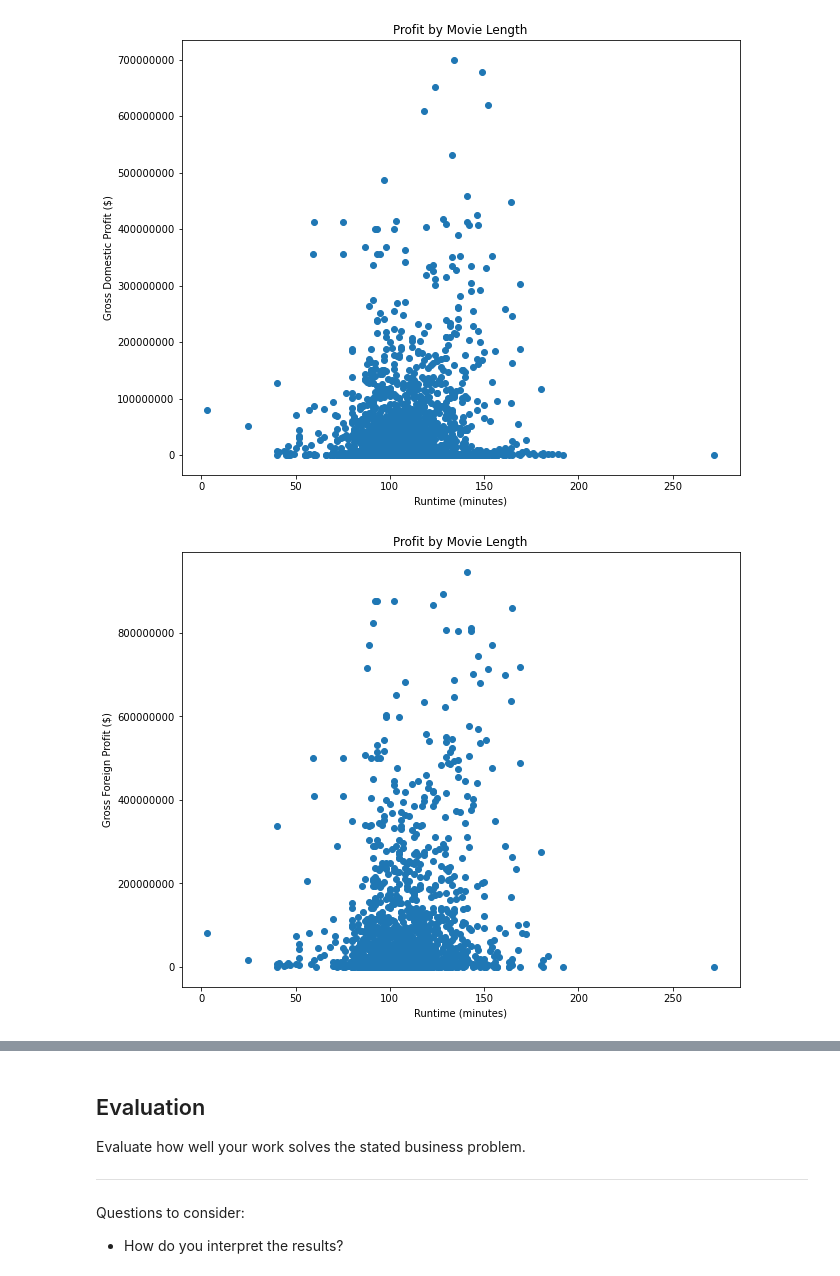
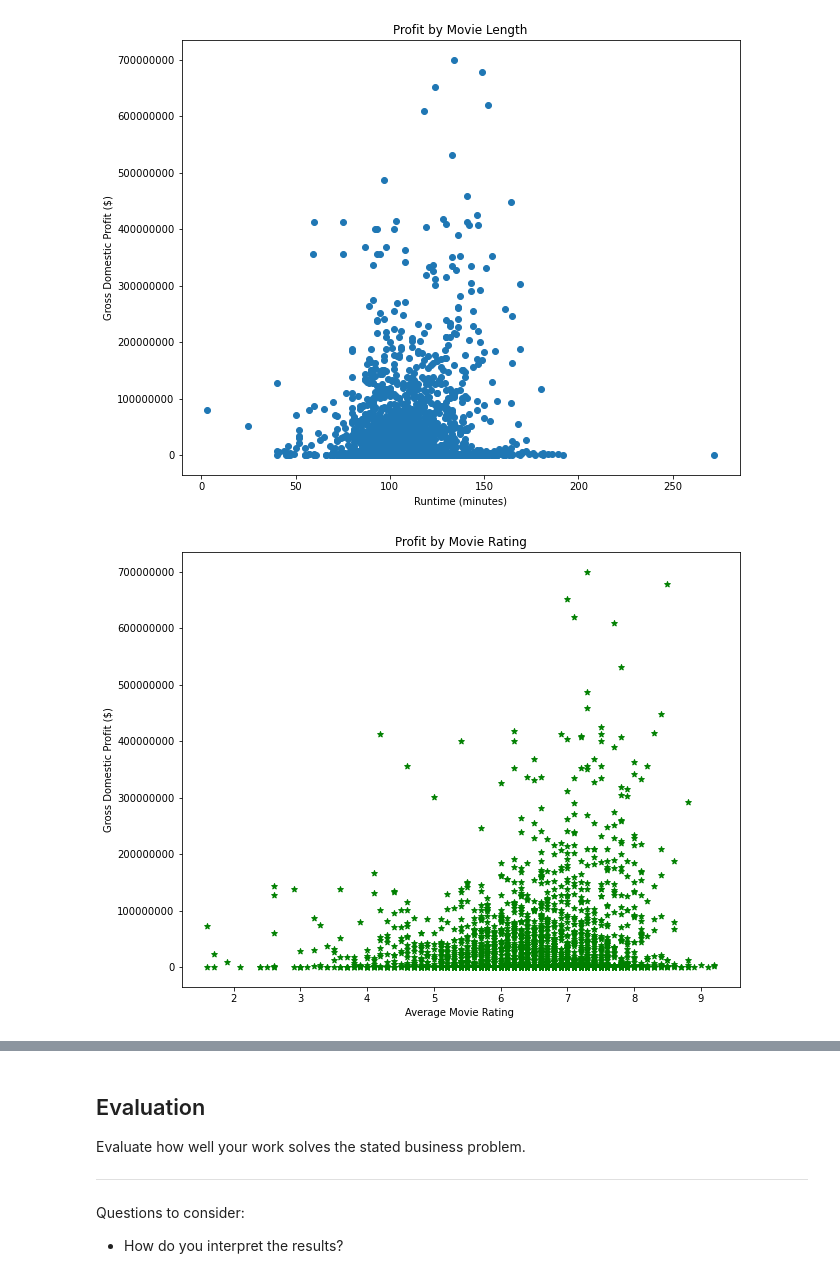
Before and after one commit to learn-co-curriculum/dsc-project-template, a Jupyter notebook: dsc-phase1project-microsoftmoviestudioanalysis-eakland.ipynb, the cells around one changed output, grey strips where cells are left out. Saved outputs shown, nothing was run; the diff lists cells and outputs as text; code cells hidden in the pictures.

```diff
--- a/dsc-phase1project-microsoftmoviestudioanalysis-eakland.ipynb
+++ b/dsc-phase1project-microsoftmoviestudioanalysis-eakland.ipynb
@@ -443,6 +455,7 @@ profit_by_title_df
 # %%
-#dropping foreign profits from this DF.
+#dropping foreign profits and genre column from this DF. #also dropping On the Road due to data conflictions.
 domestic_profit_title_df = profit_by_title_df.copy()
-domestic_profit_title_df.drop(columns=['foreign_gross'], inplace=True)
+domestic_profit_title_df.drop(columns=['foreign_gross', 'genres', 'start_year'], inplace=True)
+domestic_profit_title_df.drop(index=[1,2,3], inplace=True)
 domestic_profit_title_df
 # %% [output]
@@ -498,13 +512,13 @@ ax.ticklabel_format(axis = 'y', style='plain');
 # %% [output]
 [figure]
 # %%
-x = profit_by_title_df['runtime_minutes']
-y = (profit_by_title_df.foreign_gross.round())
+x = domestic_profit_title_df['averagerating']
+y = domestic_profit_title_df['domestic_gross']
 fig,ax = plt.subplots(figsize=(10,8))
-ax.scatter(x,y)
-ax.set_title("Profit by Movie Length")
-ax.set_xlabel("Runtime (minutes)")
-ax.set_ylabel("Gross Foreign Profit ($)")
+ax.scatter(x,y, marker= '*', color='green')
+ax.set_title("Profit by Movie Rating")
+ax.set_xlabel("Average Movie Rating ")
+ax.set_ylabel("Gross Domestic Profit ($)")
 ax.ticklabel_format(axis = 'y', style='plain')
 # %% [output]
-[figure, old version]
+[figure, new version]
```
Also changed, not shown: parts of 23 cells of this notebook, 2 other files.
